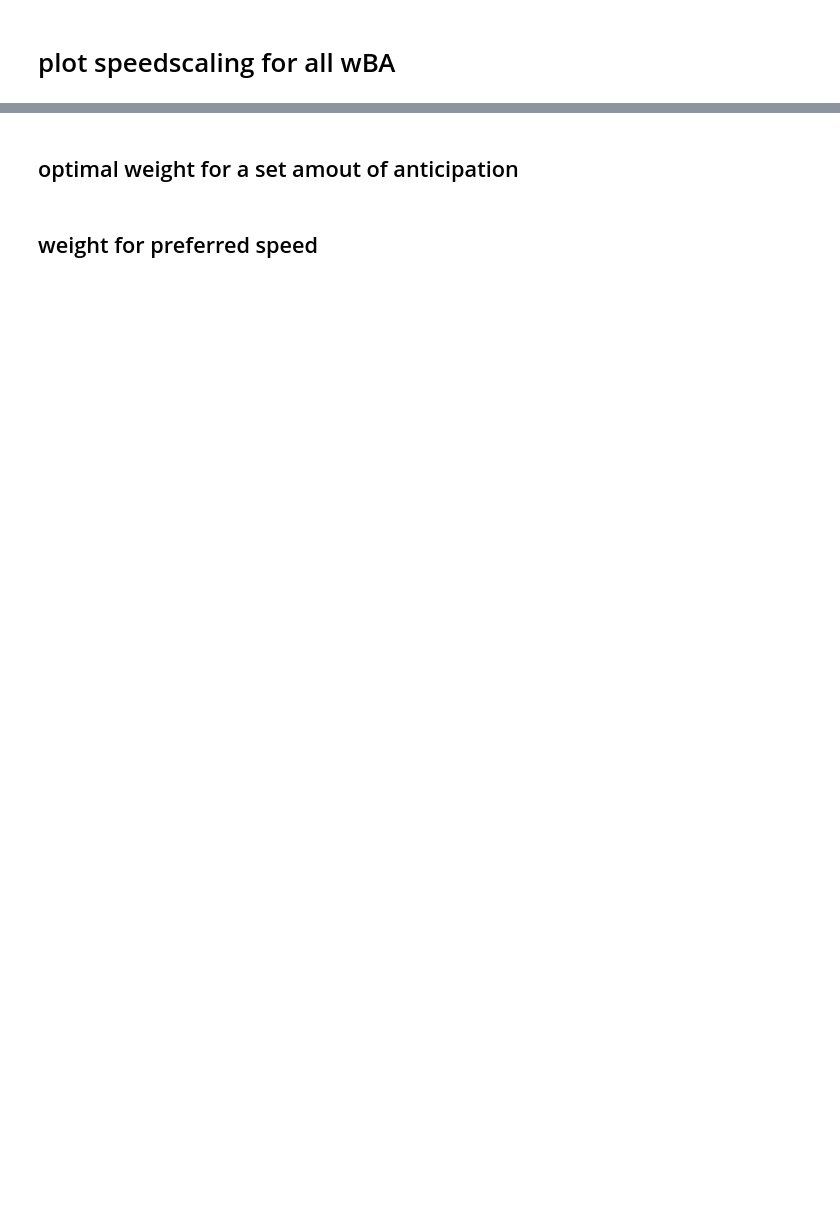
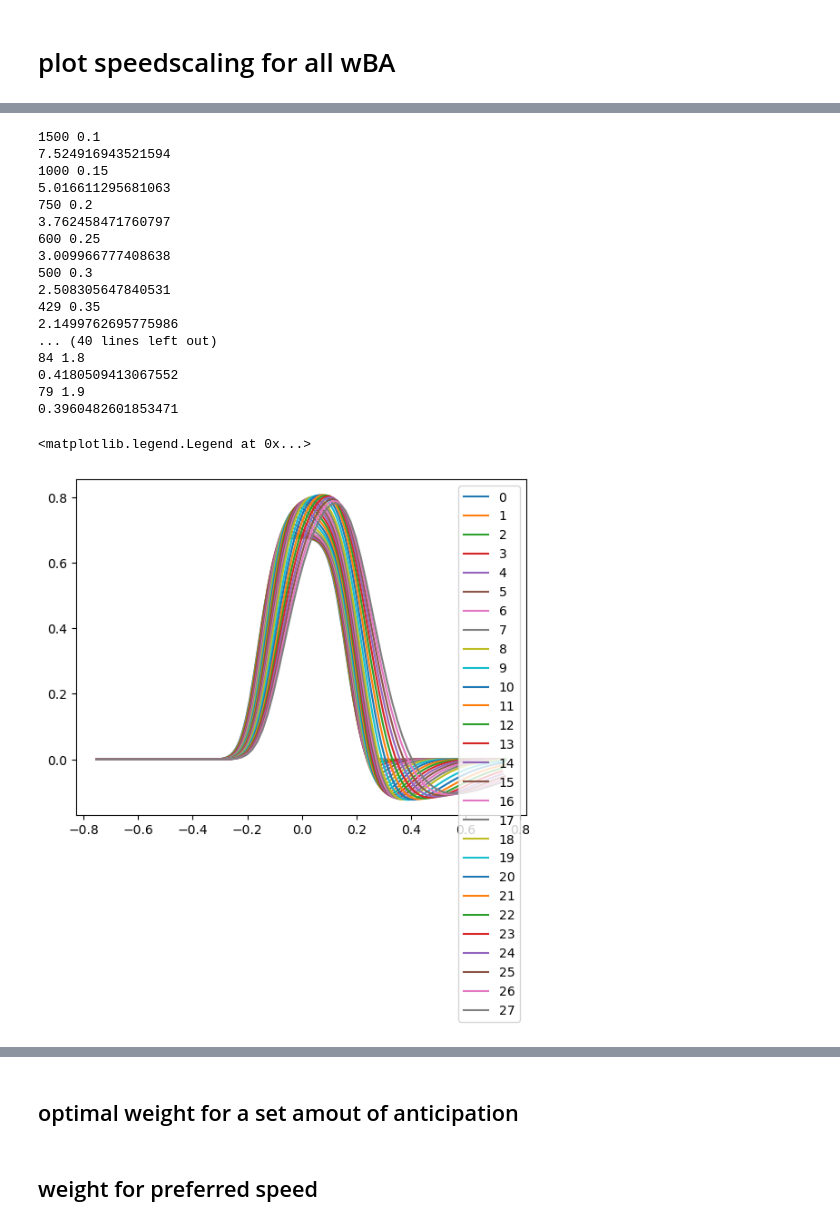
Before and after one commit to simoneeb/motion_anticipation_network, a Jupyter notebook: Figures_Paper_v2/Figure_codes/F4-prefspeed_v2.ipynb, the cells around one changed output, grey strips where cells are left out. Saved outputs shown, nothing was run; the diff lists cells and outputs as text; code cells hidden in the pictures; blank space fills up the shorter version.

```diff
--- a/Figures_Paper_v2/Figure_codes/F4-prefspeed_v2.ipynb
+++ b/Figures_Paper_v2/Figure_codes/F4-prefspeed_v2.ipynb
@@ -120,20 +118,39 @@ array([ 10.,  20.,  30.,  41.,  51.,  61.,  71.,  81.,  92., 102., 112.,
 # %%
-# dl = df[df['wBA'] == 1.0]
-# #dl = df[df['wTOT'] == -101.0]
-# #dl = dl[dl['speed'] == 1.05]
-# idx = dl['ant_RG_bar_space'].index
-# len(idx)
+dl = df[df['wBA'] == 1.0]
+#dl = df[df['wTOT'] == -101.0]
+#dl = dl[dl['speed'] == 1.05]
+idx = dl['ant_RG_bar_space'].index
+len(idx)
+
+for x,i in enumerate(idx):
 
 
-# for x,i in enumerate(idx):
-
-
-#     r = response_data[f'{i}'].dropna()
-#     tps = len(r)
-#     speed = dl['speed'][dl.index[x]]
-#     print(tps,speed)
-#     tpm = dl['tp_rf_GC_mid'][dl.index[x]]
-#     print(tpm)
-#     time = (np.arange(0,tps)*0.01 -tpm)*speed
-#     plt.plot(time,r,label = f'{i}')
-# plt.legend()
+    r = response_data[f'{i}'].dropna()
+    tps = len(r)
+    speed = dl['speed'][dl.index[x]]
+    print(tps,speed)
+    tpm = dl['tp_rf_GC_mid'][dl.index[x]]
+    print(tpm)
+    time = (np.arange(0,tps)*0.01 -tpm)*speed
+    plt.plot(time,r,label = f'{i}')
+plt.legend()
+# %% [output]
+1500 0.1
+7.524916943521594
+1000 0.15
+5.016611295681063
+750 0.2
+3.762458471760797
+600 0.25
+3.009966777408638
+500 0.3
+2.508305647840531
+429 0.35
+2.1499762695775986
+... (40 lines left out)
+84 1.8
+0.4180509413067552
+79 1.9
+0.3960482601853471
+<matplotlib.legend.Legend at 0x...>
+[figure, added]
```
Also changed, not shown: parts of 12 cells of this notebook, 19 other files.
